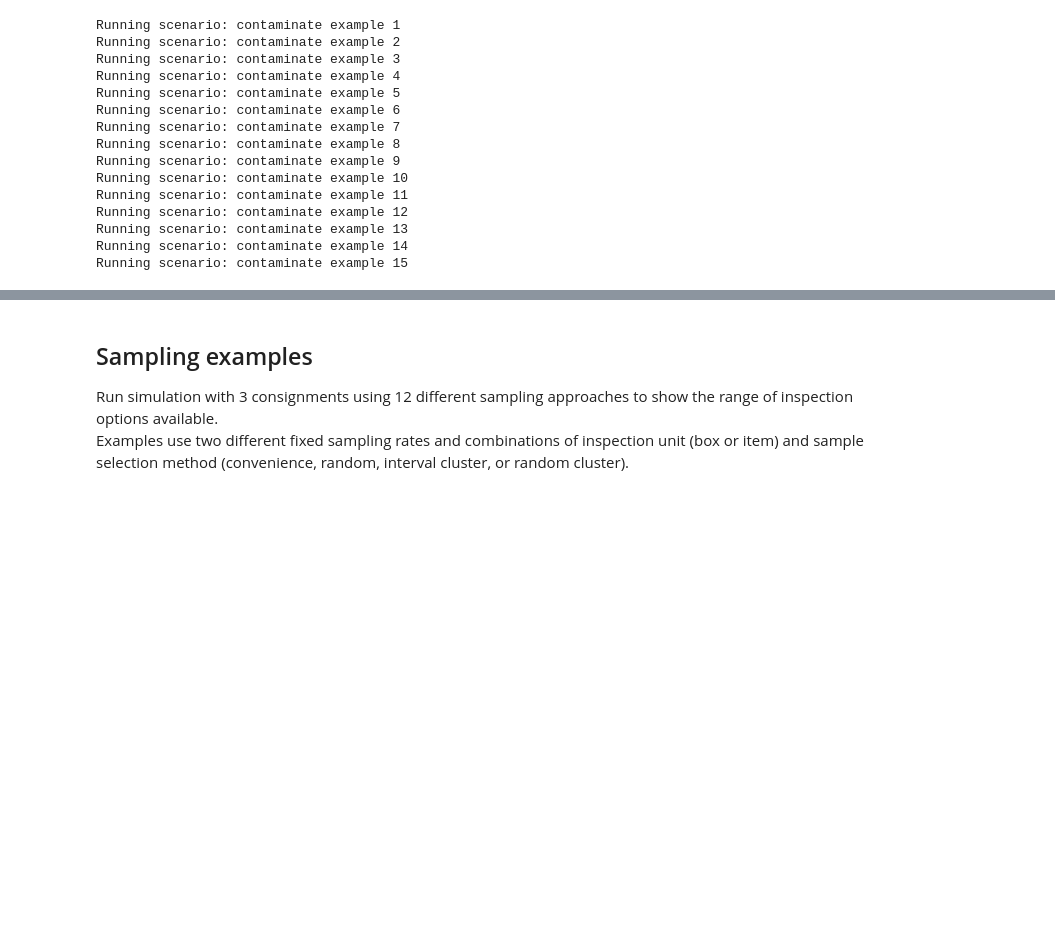
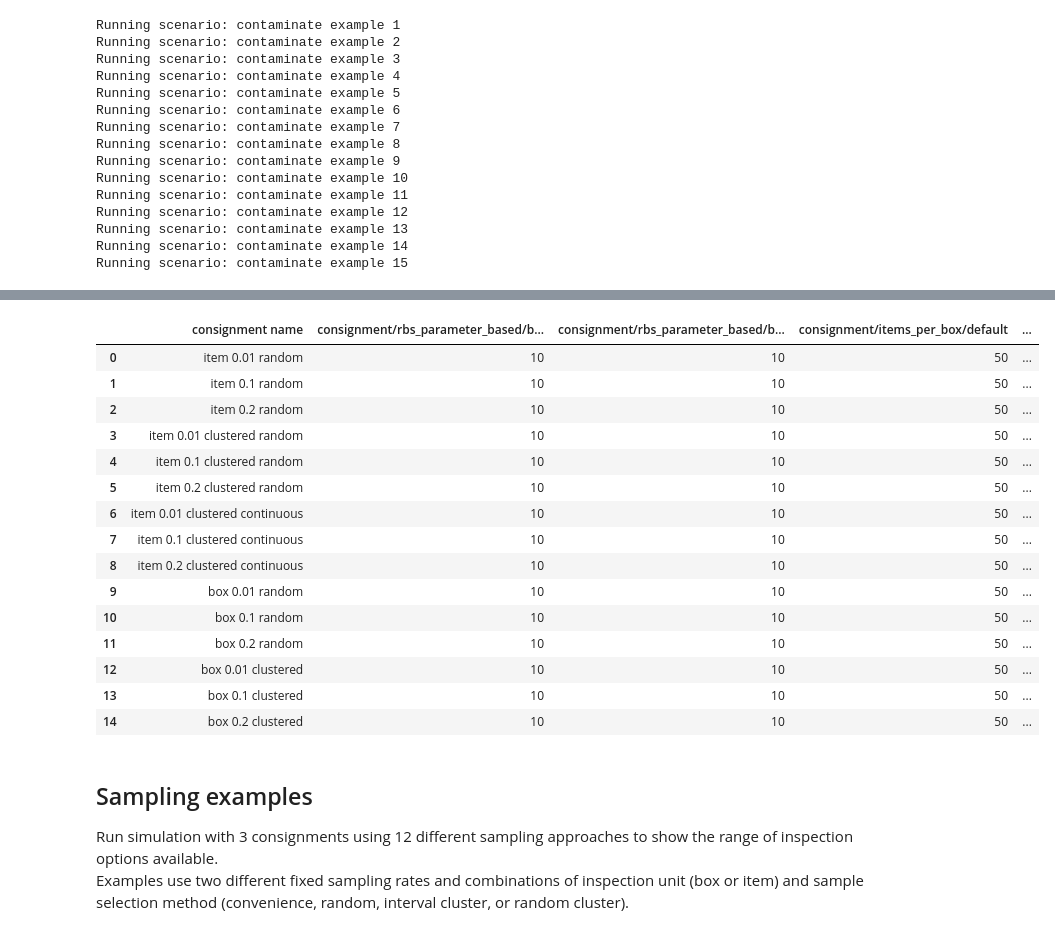
Before and after one commit to jkagor13-usda/popsborder, a Jupyter notebook: popsborder-main/hierarchal sampling/hierarchal_test.ipynb, the cells around one changed output, grey strips where cells are left out. Cells and saved outputs as stored; diff of their text form; code cells hidden in the pictures; blank space fills up the shorter version.

```diff
--- a/popsborder-main/hierarchal sampling/hierarchal_test.ipynb
+++ b/popsborder-main/hierarchal sampling/hierarchal_test.ipynb
@@ -206,3 +212,22 @@ fig.savefig(plotsdir / "contam_examples_boxes.jpg", dpi=800)
+# %%
+contaminate_examples_df
+# %% [output]
+|  | consignment name | consignment/rbs_parameter_based/b... | consignment/rbs_parameter_based/b... | consignment/items_per_box/default | ... |
+| 0 | item 0.01 random | 10 | 10 | 50 | ... |
+| 1 | item 0.1 random | 10 | 10 | 50 | ... |
+| 2 | item 0.2 random | 10 | 10 | 50 | ... |
+| 3 | item 0.01 clustered random | 10 | 10 | 50 | ... |
+| 4 | item 0.1 clustered random | 10 | 10 | 50 | ... |
+| 5 | item 0.2 clustered random | 10 | 10 | 50 | ... |
+| 6 | item 0.01 clustered continuous | 10 | 10 | 50 | ... |
+| 7 | item 0.1 clustered continuous | 10 | 10 | 50 | ... |
+| 8 | item 0.2 clustered continuous | 10 | 10 | 50 | ... |
+| 9 | box 0.01 random | 10 | 10 | 50 | ... |
+| 10 | box 0.1 random | 10 | 10 | 50 | ... |
+| 11 | box 0.2 random | 10 | 10 | 50 | ... |
+| 12 | box 0.01 clustered | 10 | 10 | 50 | ... |
+| 13 | box 0.1 clustered | 10 | 10 | 50 | ... |
+| 14 | box 0.2 clustered | 10 | 10 | 50 | ... |
 # %% [markdown]
 ## Sampling examples
 Run simulation with 3 consignments using 12 different sampling approaches to show the range of inspection options available.\
```
Also changed, not shown: parts of 7 cells of this notebook, 9 other files.
